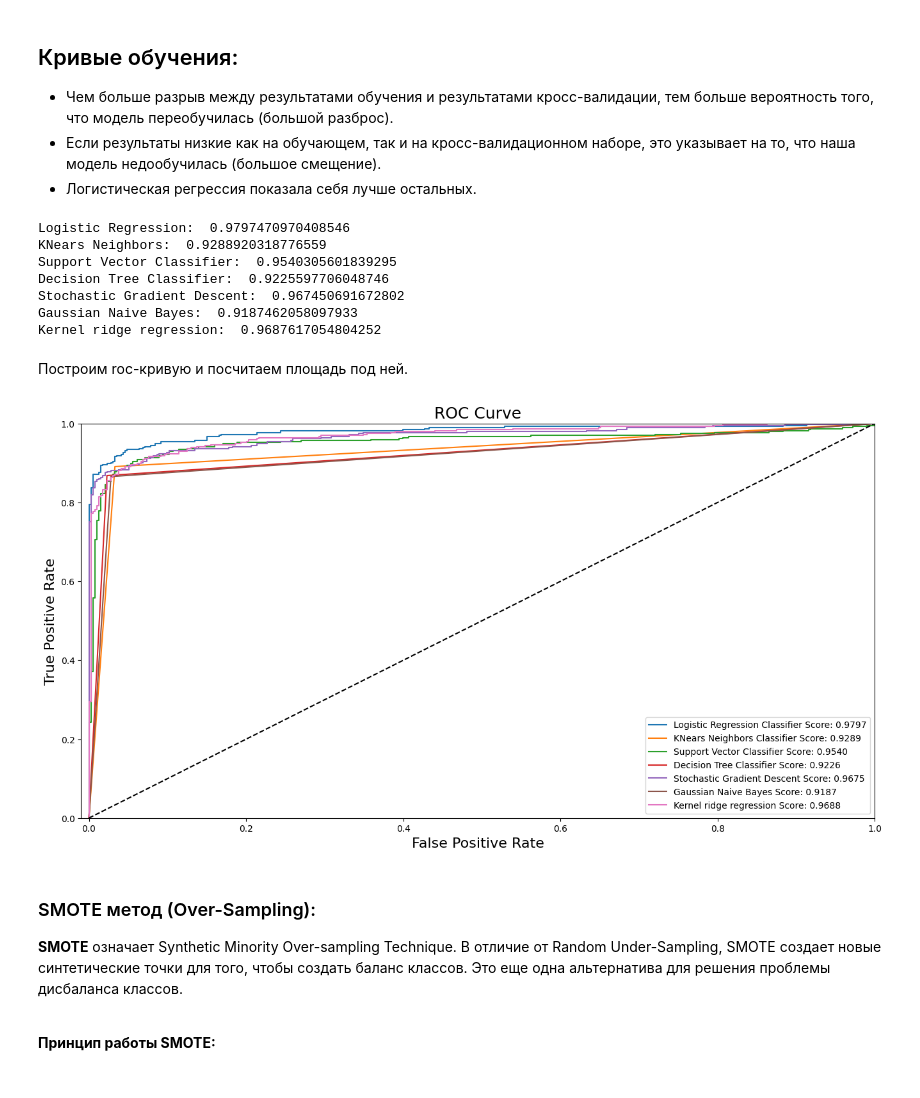
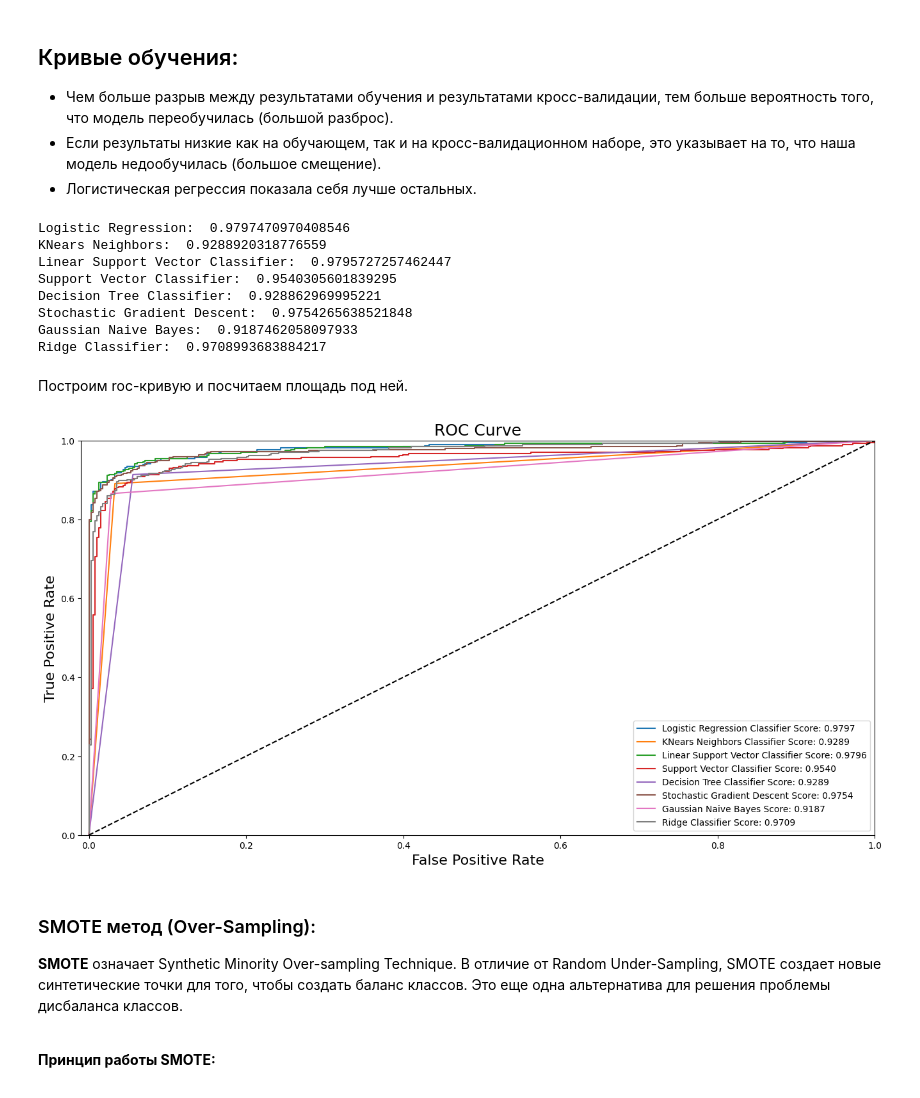
Before and after one commit to Gigdoz/AI-Technologies_ControlPoint, a Jupyter notebook: practice/ML_Несбалансированный_датасет_Часть_2_Практика_8.ipynb, the cells around one changed output. Drawn from its saved outputs; the diff is of its cells as text; code cells hidden in the pictures.

```diff
--- a/practice/ML_Несбалансированный_датасет_Часть_2_Практика_8.ipynb
+++ b/practice/ML_Несбалансированный_датасет_Часть_2_Практика_8.ipynb
@@ -205,7 +246,7 @@ grid_knears.fit(X_train, y_train)
 knears_neighbors = grid_knears.best_estimator_# для  K ближайший соседей
 
 # Метод опорных векторов
-x = [1.0, 1000.0]
+x = [1.0, 10.0, 100.0, 1000.0]
 y = [0.9]
 z = [4]
 svc_params=[
@@ -232,8 +273,8 @@ tree_clf = grid_tree.best_estimator_#  для решающий деревьев
 
 
 # Стохастический градиентный спуск
-alpha = [0.0001, 1.0]
-l1_ratio = [0.15, 0.6]
+alpha = [0.0001, 0.01, 1.0, 10.0]
+l1_ratio = [0.05, 0.15, 0.3, 0.6]
 
 # "hinge" - gives a linear SVM.
 # "log_loss" - gives logistic regression, a probabilistic classifier.
@@ -251,10 +292,26 @@ gaussian_nb.fit(X_train, y_train)
 gaussian_nb_clf = gaussian_nb.best_estimator_
 
 # Регрессия хребта
-ridge_params = {"alpha": [1.0, 0.01]}
+ridge_params = {"alpha": [1/(2*0.001), 1/(2*0.01), 1/(2*0.1), 1/2, 1/(2*10), 1/(2*100), 1/(2*1000)]}
 ridge = GridSearchCV(RidgeClassifier(), ridge_params)
 ridge.fit(X_train, y_train)
 ridge_clf = ridge.best_estimator_
+
+# Линейный метод опорных векторов
+x = [1.0, 10.0, 100.0, 1000.0]
+linear_svc_params=[
+            {"penalty": ["l1"], "loss": ["squared_hinge"], "C": x} ,
+            {"penalty": ["l2"], "loss": ["hinge","squared_hinge"], "C": x}
+           ]
+grid_linear_svc=GridSearchCV(estimator = LinearSVC(),
+                        param_grid = linear_svc_params,
+                        scoring='accuracy',
+                        cv=3,
+                        n_jobs=-1)
+
+grid_linear_svc.fit(X_train, y_train)
+
+linear_svc = grid_linear_svc.best_estimator_#  для SVM
 # %%
 # Проверим, как поменялись метрики
 
@@ -525,6 +607,6 @@ def plot_learning_curves(estimator1, estimator2, estimator3, estimator4, estimat
     return plt
 # %%
 cv = ShuffleSplit(n_splits=100, test_size=0.2, random_state=42)
-plot_learning_curves(log_reg, knears_neighbors, svc, tree_clf, sgd_clf, gaussian_nb_clf, ridge_clf, X_train, y_train)
+plot_learning_curves(log_reg, knears_neighbors, linear_svc, svc, tree_clf, sgd_clf, gaussian_nb_clf, ridge_clf, X_train, y_train)
 # %% [output]
 <module 'matplotlib.pyplot' from '/usr/local/lib/python3.10/dist-packages/matplotlib/pyplot.py'>
@@ -543,6 +625,9 @@ log_reg_pred = cross_val_predict(log_reg, X_train, y_train, cv=5,
                              method="decision_function")
 
 knears_pred = cross_val_predict(knears_neighbors, X_train, y_train, cv=5)
+
+linear_svc_pred = cross_val_predict(linear_svc, X_train, y_train, cv=5,
+                             method="decision_function")
 
 svc_pred = cross_val_predict(svc, X_train, y_train, cv=5,
                              method="decision_function")
@@ -559,55 +644,56 @@ ridge_pred = cross_val_predict(ridge_clf, X_train, y_train, cv=5,
 # %%
 print('Logistic Regression: ', roc_auc_score(y_train, log_reg_pred))
 print('KNears Neighbors: ', roc_auc_score(y_train, knears_pred))
+print('Linear Support Vector Classifier: ', roc_auc_score(y_train, linear_svc_pred))
 print('Support Vector Classifier: ', roc_auc_score(y_train, svc_pred))
 print('Decision Tree Classifier: ', roc_auc_score(y_train, tree_pred))
-
 print('Stochastic Gradient Descent: ', roc_auc_score(y_train, sgd_pred))
 print('Gaussian Naive Bayes: ', roc_auc_score(y_train, gaussian_nb_pred))
-print('Kernel ridge regression: ', roc_auc_score(y_train, ridge_pred))
+print('Ridge Classifier: ', roc_auc_score(y_train, ridge_pred))
 # %% [output]
 Logistic Regression:  0.9797470970408546
 KNears Neighbors:  0.9288920318776559
+Linear Support Vector Classifier:  0.9795727257462447
 Support Vector Classifier:  0.9540305601839295
-Decision Tree Classifier:  0.9225597706048746
-Stochastic Gradient Descent:  0.967450691672802
+Decision Tree Classifier:  0.928862969995221
+Stochastic Gradient Descent:  0.9754265638521848
 Gaussian Naive Bayes:  0.9187462058097933
-Kernel ridge regression:  0.9687617054804252
+Ridge Classifier:  0.9708993683884217
 # %% [markdown]
 Построим roc-кривую и посчитаем площадь под ней.
 # %%
 log_fpr, log_tpr, log_thresold = roc_curve(y_train, log_reg_pred)
 knear_fpr, knear_tpr, knear_threshold = roc_curve(y_train, knears_pred)
+linear_svc_fpr, linear_svc_tpr, linear_svc_threshold = roc_curve(y_train, linear_svc_pred)
 svc_fpr, svc_tpr, svc_threshold = roc_curve(y_train, svc_pred)
 tree_fpr, tree_tpr, tree_threshold = roc_curve(y_train, tree_pred)
-
 sgd_fpr, sgd_tpr, sgd_threshold = roc_curve(y_train, sgd_pred)
 gaussian_fpr, gaussian_tpr, gaussian_threshold = roc_curve(y_train, gaussian_nb_pred)
 ridge_fpr, ridge_tpr, ridge_threshold = roc_curve(y_train, ridge_pred)
 
 
-def graph_roc_curve_multiple(log_fpr, log_tpr, knear_fpr, knear_tpr, svc_fpr, svc_tpr, tree_fpr, tree_tpr, sgd_fpr, sgd_tpr, gaussian_fpr, gaussian_tpr, ridge_fpr, ridge_tpr):
+def graph_roc_curve_multiple(log_fpr, log_tpr, knear_fpr, knear_tpr, linear_svc_fpr, linear_svc_tpr, svc_fpr, svc_tpr, tree_fpr, tree_tpr, sgd_fpr, sgd_tpr, gaussian_fpr, gaussian_tpr, ridge_fpr, ridge_tpr):
     plt.figure(figsize=(16,8))
     plt.title('ROC Curve', fontsize=18)
     plt.plot(log_fpr, log_tpr, label='Logistic Regression Classifier Score: {:.4f}'.format(roc_auc_score(y_train, log_reg_pred)))
     plt.plot(knear_fpr, knear_tpr, label='KNears Neighbors Classifier Score: {:.4f}'.format(roc_auc_score(y_train, knears_pred)))
+    plt.plot(linear_svc_fpr, linear_svc_tpr, label='Linear Support Vector Classifier Score: {:.4f}'.format(roc_auc_score(y_train, linear_svc_pred)))
     plt.plot(svc_fpr, svc_tpr, label='Support Vector Classifier Score: {:.4f}'.format(roc_auc_score(y_train, svc_pred)))
     plt.plot(tree_fpr, tree_tpr, label='Decision Tree Classifier Score: {:.4f}'.format(roc_auc_score(y_train, tree_pred)))
-
     plt.plot(sgd_fpr, sgd_tpr, label='Stochastic Gradient Descent Score: {:.4f}'.format(roc_auc_score(y_train, sgd_pred)))
     plt.plot(gaussian_fpr, gaussian_tpr, label='Gaussian Naive Bayes Score: {:.4f}'.format(roc_auc_score(y_train, gaussian_nb_pred)))
-    plt.plot(ridge_fpr, ridge_tpr, label='Kernel ridge regression Score: {:.4f}'.format(roc_auc_score(y_train, ridge_pred)))
+    plt.plot(ridge_fpr, ridge_tpr, label='Ridge Classifier Score: {:.4f}'.format(roc_auc_score(y_train, ridge_pred)))
 
     plt.plot([0, 1], [0, 1], 'k--')
     plt.axis([-0.01, 1, 0, 1])
     plt.xlabel('False Positive Rate', fontsize=16)
     plt.ylabel('True Positive Rate', fontsize=16)
     plt.legend()
 
-graph_roc_curve_multiple(log_fpr, log_tpr, knear_fpr, knear_tpr, svc_fpr, svc_tpr, tree_fpr, tree_tpr, sgd_fpr, sgd_tpr, gaussian_fpr, gaussian_tpr, ridge_fpr, ridge_tpr)
+graph_roc_curve_multiple(log_fpr, log_tpr, knear_fpr, knear_tpr, linear_svc_fpr, linear_svc_tpr, svc_fpr, svc_tpr, tree_fpr, tree_tpr, sgd_fpr, sgd_tpr, gaussian_fpr, gaussian_tpr, ridge_fpr, ridge_tpr)
 plt.show()
 # %% [output]
-[figure, old version]
+[figure, new version]
 # %% [markdown]
 ### SMOTE метод (Over-Sampling):
 
```
Also changed, not shown: parts of 27 cells of this notebook.
